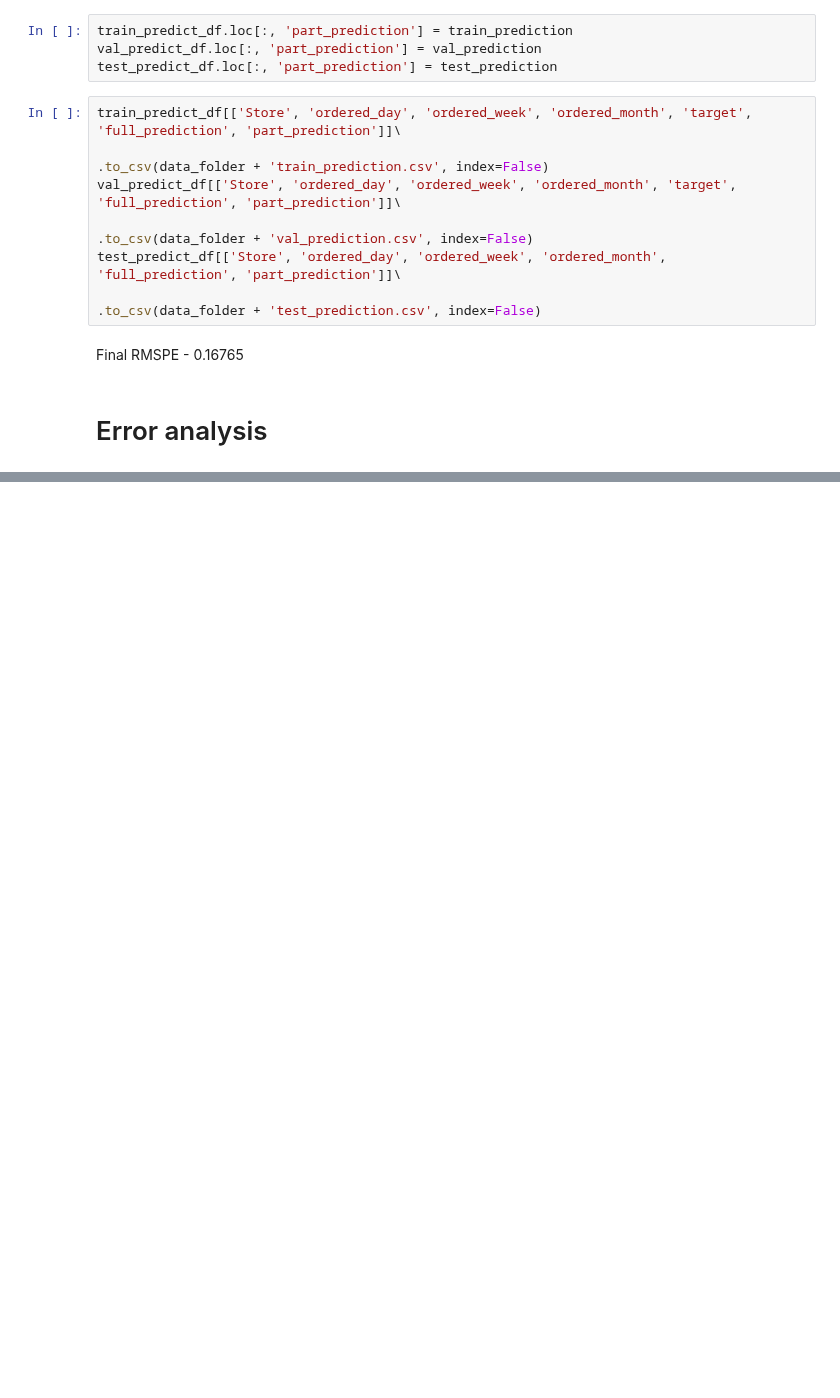
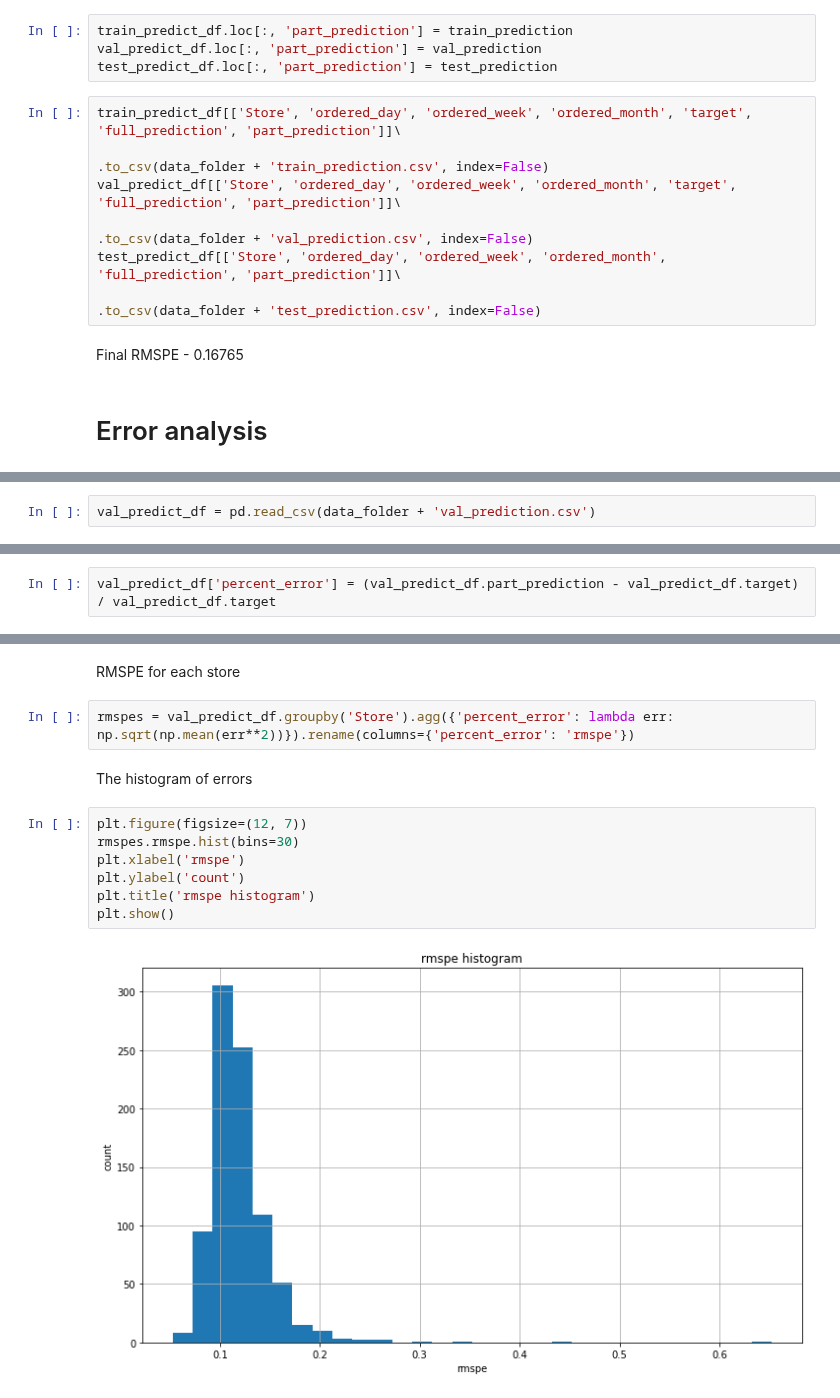
Before and after one commit to vkhmara/EPAM-Internship, a Jupyter notebook: Rossmann Store Sales/Experiments.ipynb, the cells around one changed output, grey strips where cells are left out. Cells and saved outputs as stored; diff of their text form; blank space fills up the shorter version.

```diff
--- a/Rossmann Store Sales/Experiments.ipynb
+++ b/Rossmann Store Sales/Experiments.ipynb
@@ -499,0 +498,2 @@ IN PROGRESS
+# %%
+val_predict_df = pd.read_csv(data_folder + 'val_prediction.csv')
@@ -499,0 +508,2 @@ IN PROGRESS
+# %%
+val_predict_df['percent_error'] = (val_predict_df.part_prediction - val_predict_df.target) / val_predict_df.target
@@ -499,0 +519,15 @@ IN PROGRESS
+# %% [markdown]
+RMSPE for each store
+# %%
+rmspes = val_predict_df.groupby('Store').agg({'percent_error': lambda err: np.sqrt(np.mean(err**2))}).rename(columns={'percent_error': 'rmspe'})
+# %% [markdown]
+The histogram of errors
+# %%
+plt.figure(figsize=(12, 7))
+rmspes.rmspe.hist(bins=30)
+plt.xlabel('rmspe')
+plt.ylabel('count')
+plt.title('rmspe histogram')
+plt.show()
+# %% [output]
+[figure, added]
```
Also changed, not shown: parts of 12 cells of this notebook, 2 other files.
